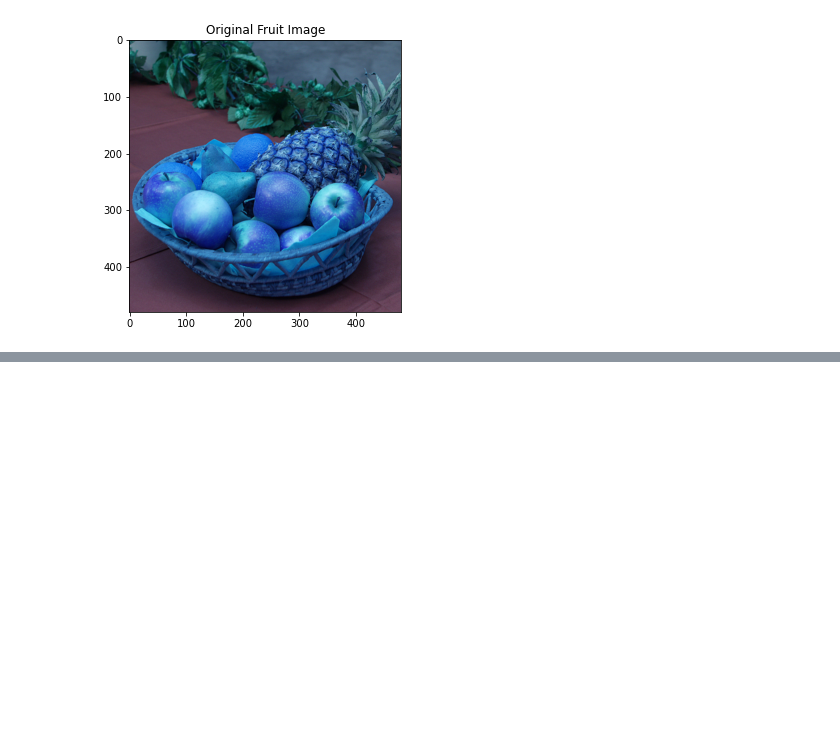
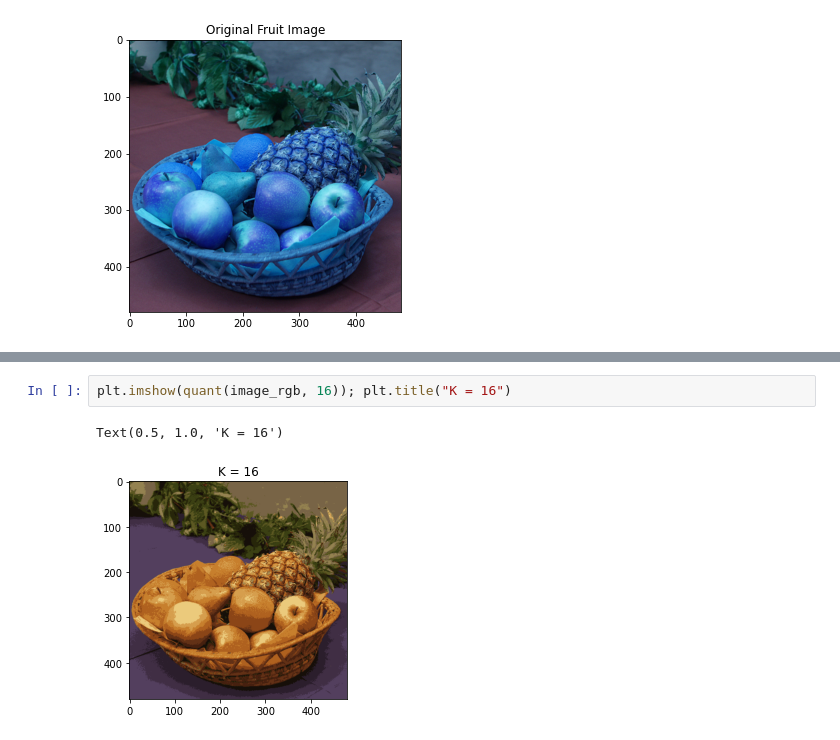
Before and after one commit to scarletknight11/CS334, a Jupyter notebook: Assignment5.ipynb, the cells around one changed output, grey strips where cells are left out. Drawn from its saved outputs; the diff is of its cells as text; blank space fills up the shorter version.

```diff
--- a/Assignment5.ipynb
+++ b/Assignment5.ipynb
@@ -76,0 +91,5 @@ plt.imshow()
+# %%
+plt.imshow(quant(image_rgb, 16)); plt.title("K = 16")
+# %% [output]
+Text(0.5, 1.0, 'K = 16')
+[figure, added]
```
Also changed, not shown: parts of 6 cells of this notebook, 1 other file.
